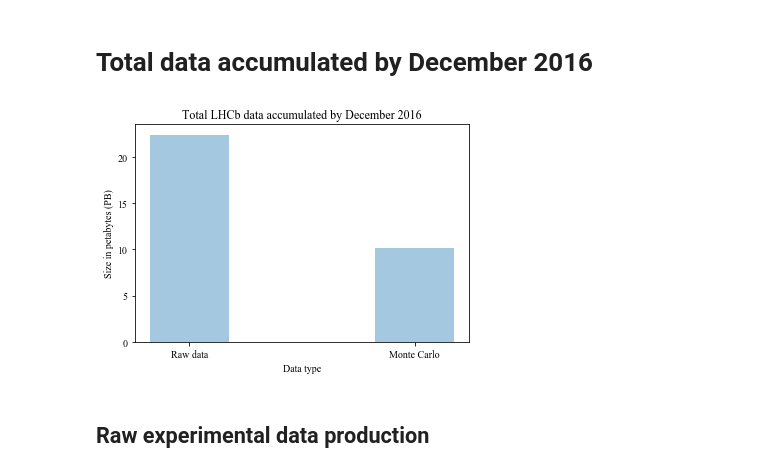
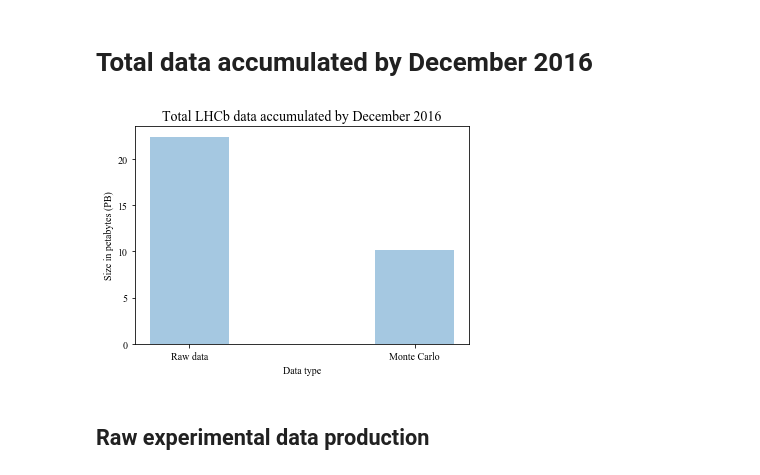
Before and after one commit to atrisovic/thesis-plots, a Jupyter notebook: lhcb-data-production-size-ratios-by-2016.ipynb, the cells around one changed output. Drawn from its saved outputs; the diff is of its cells as text; code cells hidden in the pictures.

```diff
--- a/lhcb-data-production-size-ratios-by-2016.ipynb
+++ b/lhcb-data-production-size-ratios-by-2016.ipynb
@@ -14,19 +14,19 @@ plt.rcParams['savefig.facecolor']='white'
 # %%
 n_groups = 2
 values = (22.4, 10.2)
 names = ['Raw data', 'Monte Carlo']
 y_pos = np.arange(len(values))
 
 bar_width = 0.35
 opacity = 0.4
 plt.bar(y_pos, values, bar_width, alpha=opacity, align='center')
 plt.xticks(y_pos, names)
 plt.ylabel('Size in petabytes (PB)')
 plt.xlabel('Data type')
-plt.title('Total LHCb data accumulated by December 2016')
+plt.title('Total LHCb data accumulated by December 2016', fontsize=14)
 plt.show()
 # %% [output]
-[figure, old version]
+[figure, new version]
 # %% [markdown]
 ## Raw experimental data production
 # %%
```
Also changed, not shown: 3 other files.
